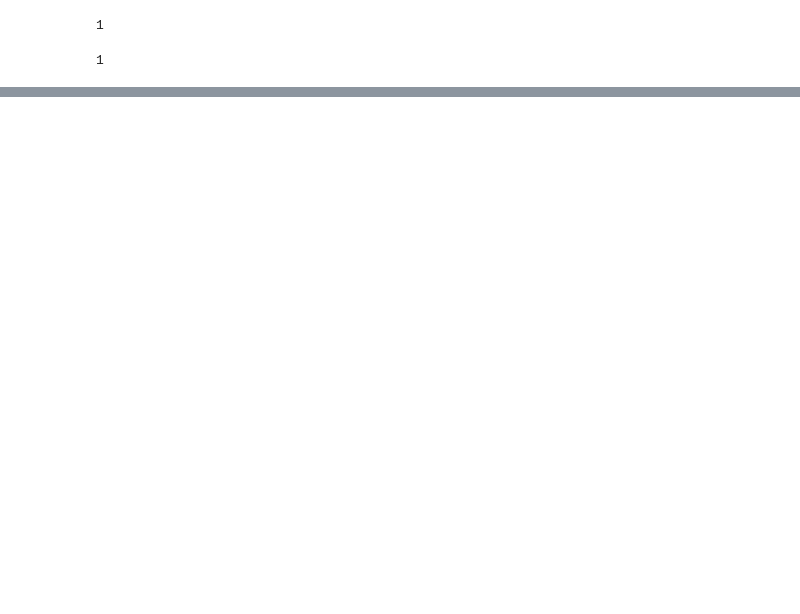
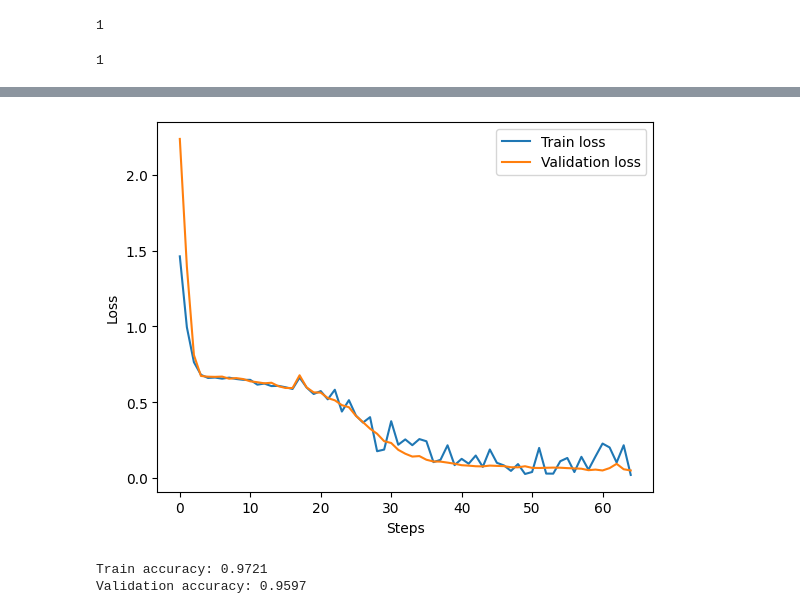
Before and after one commit to ShubhamKumarSahu-svg/DumLLM, a Jupyter notebook: notebooks/ch06_Fine_Tuning_for_Classification.ipynb, the cells around one changed output, grey strips where cells are left out. Cells and saved outputs as stored; diff of their text form; code cells hidden in the pictures; blank space fills up the shorter version.

Commit message:
feat(fine-tuning): finetune the model on supervised data

```diff
--- a/notebooks/ch06_Fine_Tuning_for_Classification.ipynb
+++ b/notebooks/ch06_Fine_Tuning_for_Classification.ipynb
@@ -518,0 +568,17 @@ Test loss: 1.4245
+# %%
+import time
+
+start_time = time.time()
+
+optimizer = torch.optim.AdamW(model.parameters(), lr=3e-5, weight_decay=0.1)
+
+num_epochs = 5
+
+train_losses, val_losses, train_accs, val_accs, examples_seen = train_classifier_simple(
+    model, train_loader, val_loader, optimizer, device, num_epochs, eval_freq=50, eval_iter=5
+)
+
+end_time = time.time()
+
+execution_time = end_time - start_time
+print(f"Execution time: {execution_time:.2f} seconds")
@@ -518,0 +603,21 @@ Test loss: 1.4245
+# %%
+import matplotlib.pyplot as plt
+
+# loss graph
+plt.plot(train_losses, label="Train loss")
+plt.plot(val_losses, label="Validation loss")
+plt.xlabel("Steps")
+plt.ylabel("Loss")
+plt.legend()
+plt.show()
+# %% [output]
+[figure, added]
+# %%
+train_accuracy = calc_accuracy_loader(train_loader, model, device, num_batches=10)
+val_accuracy = calc_accuracy_loader(val_loader, model, device, num_batches=10)
+test_accuracy = calc_accuracy_loader(test_loader, model, device, num_batches=10)
+print(f"Train accuracy: {train_accuracy:.4f}")
+print(f"Validation accuracy: {val_accuracy:.4f}")
+# %% [output]
+Train accuracy: 0.9721
+Validation accuracy: 0.9597
```
Also changed, not shown: parts of 9 cells of this notebook, 1 other file.
